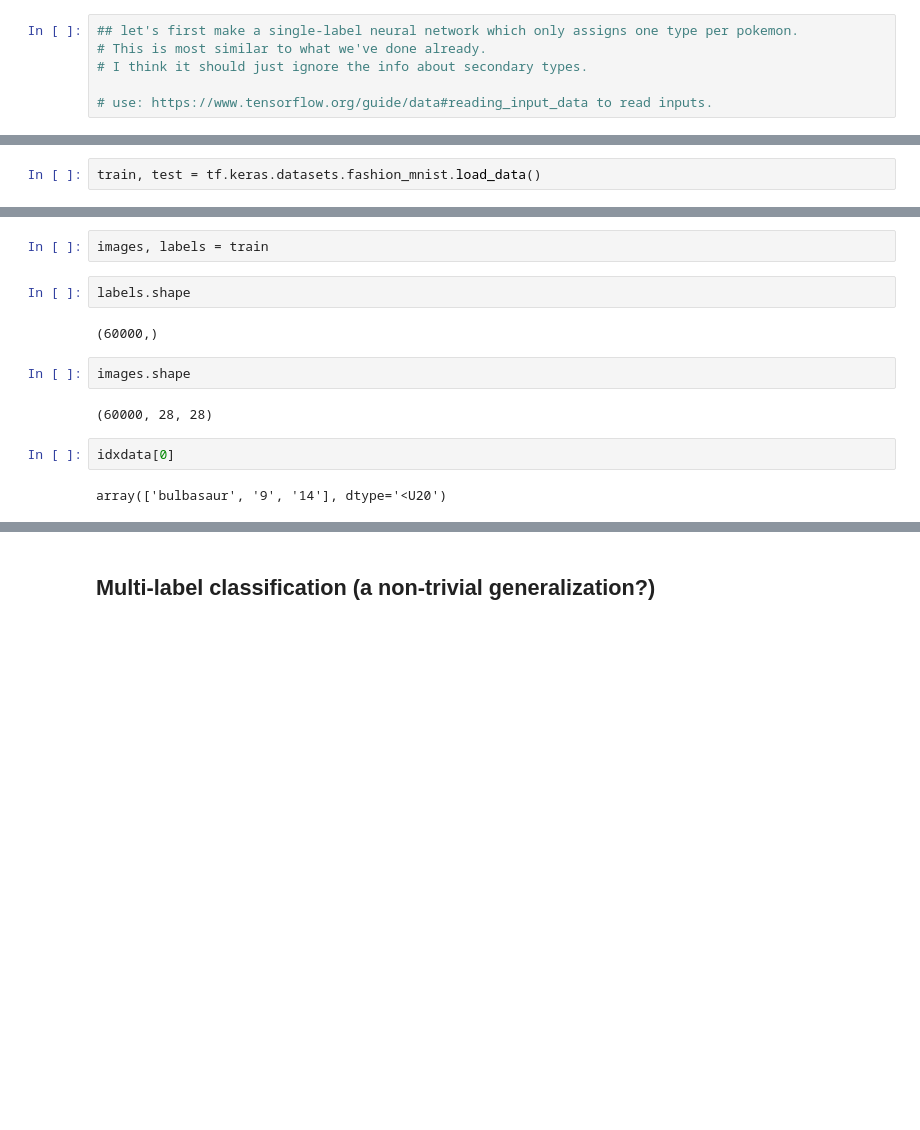
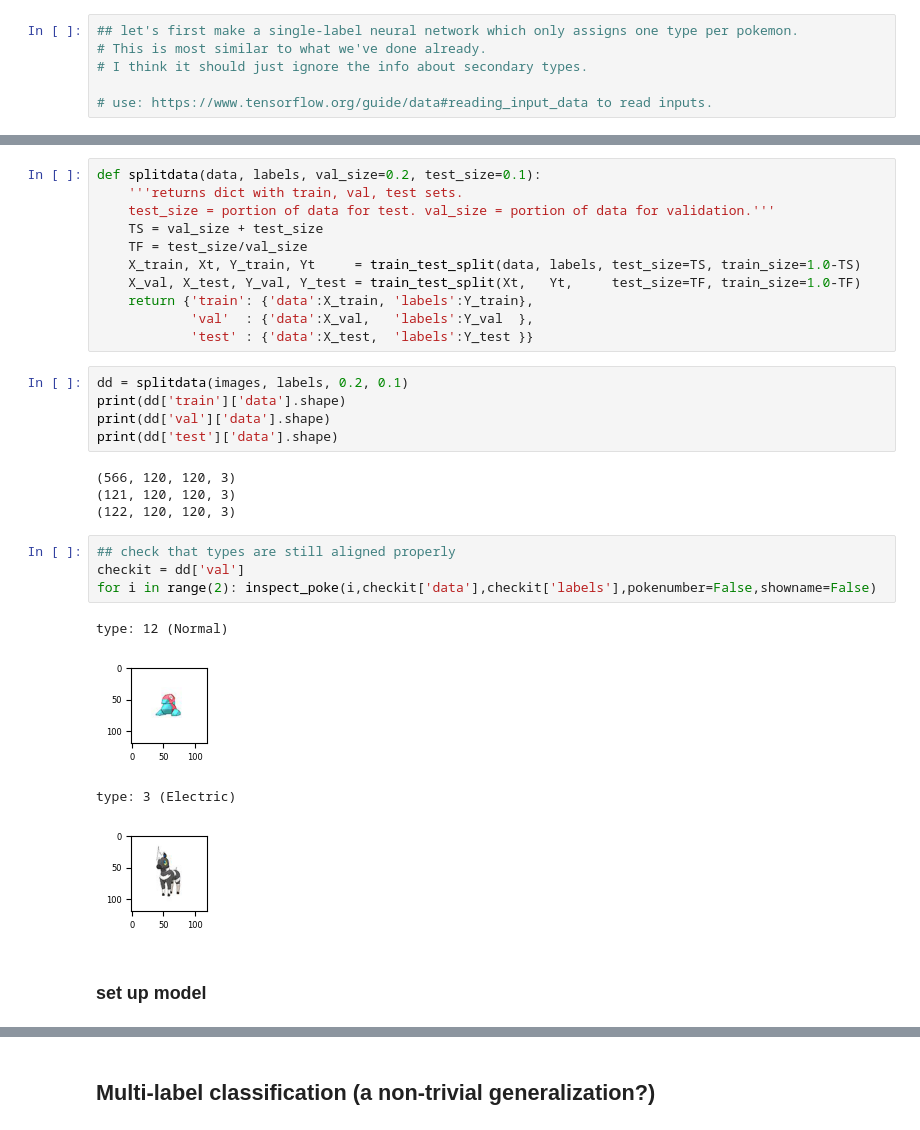
Before and after one commit to maria-yampolskaya/ProjectOAK, a Jupyter notebook: ProjectOAK_s.ipynb, the cells around one changed output, grey strips where cells are left out. Cells and saved outputs as stored; diff of their text form; blank space fills up the shorter version.

```diff
--- a/ProjectOAK_s.ipynb
+++ b/ProjectOAK_s.ipynb
@@ -149,2 +129,0 @@ from tensorflow.keras import datasets, layers, models
-# %%
-train, test = tf.keras.datasets.fashion_mnist.load_data()
@@ -160,16 +130,33 @@ Downloading data from https://storage.googleapis.com/tensorflow/tf-keras-dataset
-# %%
-images, labels = train
-# %%
-labels.shape
-# %% [output]
-(60000,)
-# %%
-images.shape
-# %% [output]
-(60000, 28, 28)
-# %%
-idxdata[0]
-# %% [output]
-array(['bulbasaur', '9', '14'], dtype='<U20')
+# %%
+def splitdata(data, labels, val_size=0.2, test_size=0.1):
+    '''returns dict with train, val, test sets.
+    test_size = portion of data for test. val_size = portion of data for validation.'''
+    TS = val_size + test_size
+    TF = test_size/val_size
+    X_train, Xt, Y_train, Yt     = train_test_split(data, labels, test_size=TS, train_size=1.0-TS)
+    X_val, X_test, Y_val, Y_test = train_test_split(Xt,   Yt,     test_size=TF, train_size=1.0-TF)
+    return {'train': {'data':X_train, 'labels':Y_train},
+            'val'  : {'data':X_val,   'labels':Y_val  },
+            'test' : {'data':X_test,  'labels':Y_test }}
+# %%
+dd = splitdata(images, labels, 0.2, 0.1)
+print(dd['train']['data'].shape)
+print(dd['val']['data'].shape)
+print(dd['test']['data'].shape)
+# %% [output]
+(566, 120, 120, 3)
+(121, 120, 120, 3)
+(122, 120, 120, 3)
+# %%
+## check that types are still aligned properly
+checkit = dd['val']
+for i in range(2): inspect_poke(i,checkit['data'],checkit['labels'],pokenumber=False,showname=False)
+# %% [output]
+type: 12 (Normal)
+[figure, added]
+type: 3 (Electric)
+[figure, added]
+# %% [markdown]
+### set up model
 # %%
 model = models.Sequential()
```
Also changed, not shown: parts of 30 cells of this notebook.
